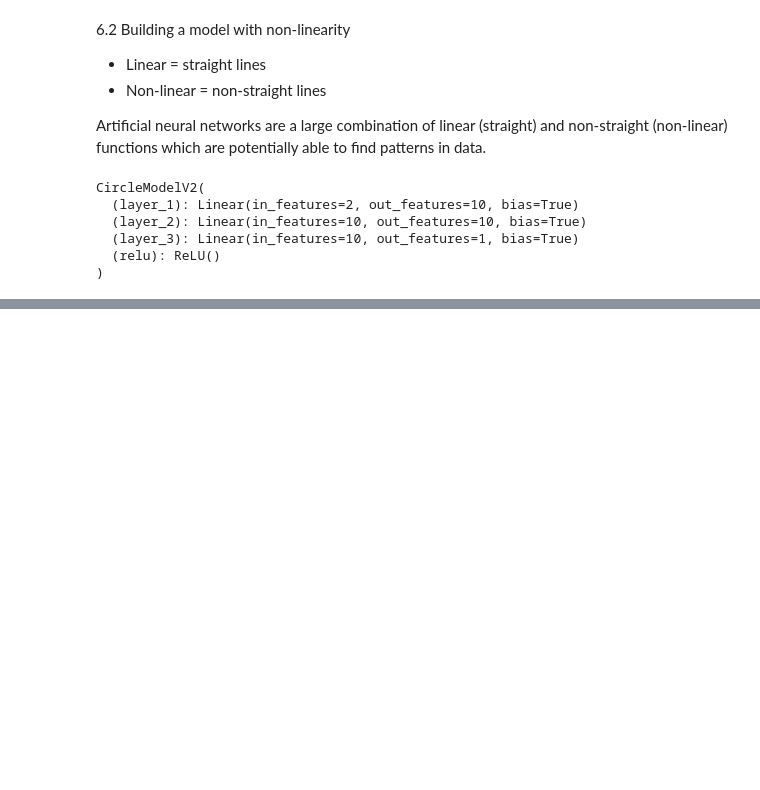
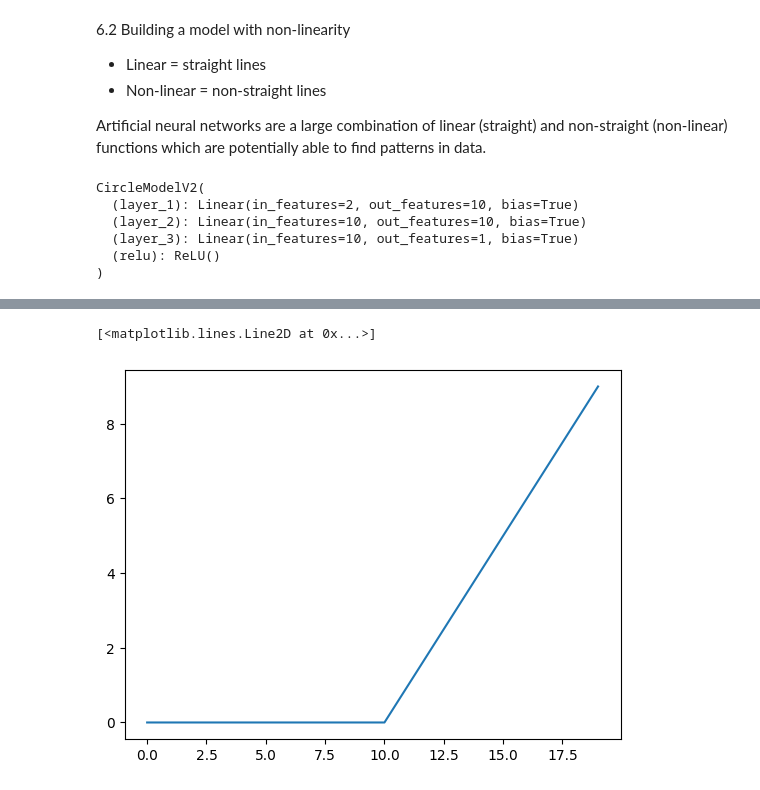
Before and after one commit to maritnorli/PyTorch-course, a Jupyter notebook: 02_neural_network_classification_pytorch.ipynb, the cells around one changed output, grey strips where cells are left out. Cells and saved outputs as stored; diff of their text form; code cells hidden in the pictures; blank space fills up the shorter version.

```diff
--- a/02_neural_network_classification_pytorch.ipynb
+++ b/02_neural_network_classification_pytorch.ipynb
@@ -783,0 +925,5 @@ CircleModelV2(
+# %%
+plt.plot(torch.relu(A)) #the torch verion of relu(A):
+# %% [output]
+[<matplotlib.lines.Line2D at 0x...>]
+[figure, added]
```
Also changed, not shown: parts of 56 cells of this notebook.
